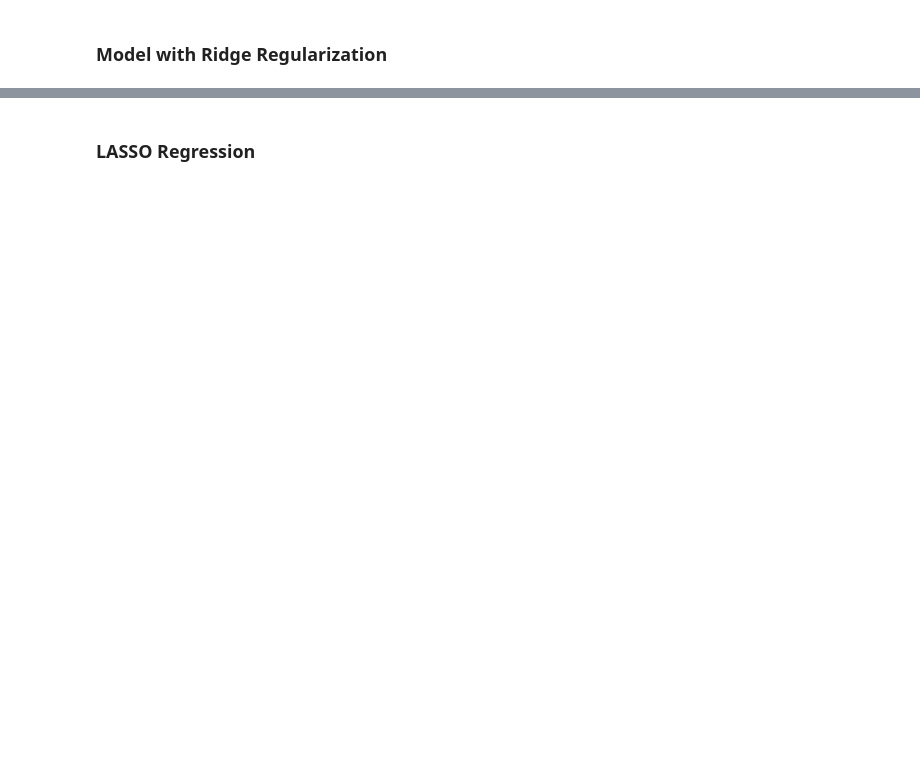
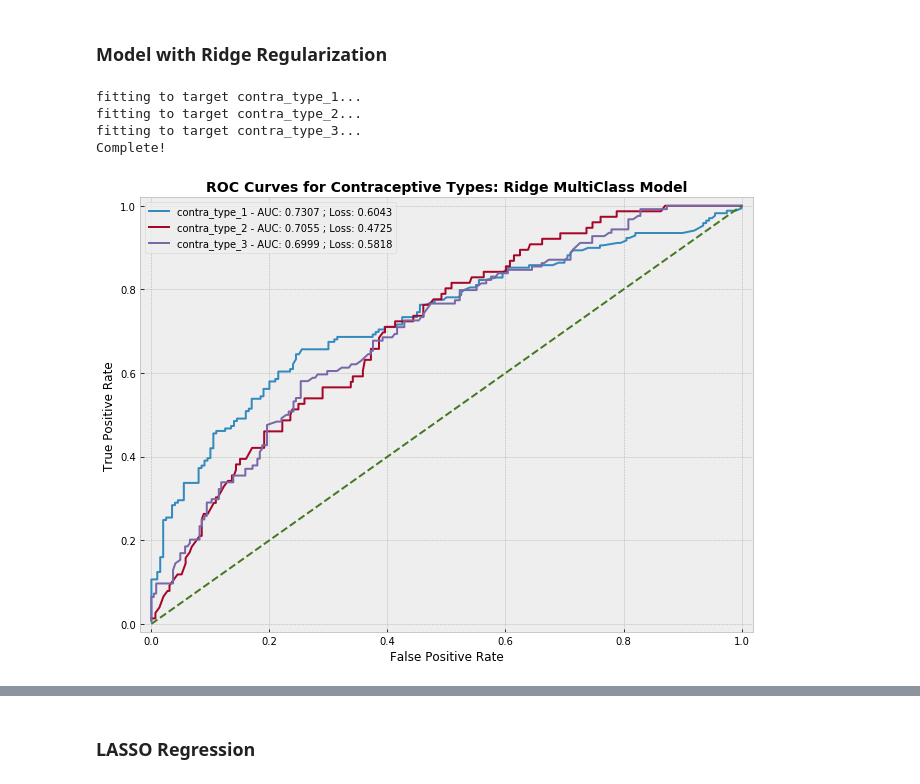
Before and after one commit to MichaelNormandyGavin/contraceptive, a Jupyter notebook: Contraceptive Study Classification.ipynb, the cells around one changed output, grey strips where cells are left out. Saved outputs shown, nothing was run; the diff lists cells and outputs as text; code cells hidden in the pictures; blank space fills up the shorter version.

Commit message:
Further comparison between homemade and sklearn models and ability to dump and load pkl files

```diff
--- a/Contraceptive Study Classification.ipynb
+++ b/Contraceptive Study Classification.ipynb
@@ -458,0 +449,9 @@ plt.show()
+# %%
+clf_ridge = BinaryClassifier(regularization={'ridge':.25})
+# %%
+clf_ridge.fit(X_train,y_train)
+# %% [output]
+fitting to target contra_type_1...
+fitting to target contra_type_2...
+fitting to target contra_type_3...
+Complete!
@@ -458,0 +460,22 @@ plt.show()
+# %%
+plt.figure(figsize=(11,8))
+
+for i, v in enumerate(list(y_test.columns)):
+
+    loss = log_loss(clf_ridge.probabilities_matrix.iloc[:,i].values,y_test.iloc[:,i].values)
+
+    auc = roc_auc_score(y_test.iloc[:,i].values,clf_ridge.probabilities_matrix.iloc[:,i].values)
+
+    fpr, tpr, thres = roc_curve(y_test.iloc[:,i].values,clf_ridge.probabilities_matrix.iloc[:,i].values)
+
+    _ = plt.plot(fpr, tpr, label = '{} - AUC: {} ; Loss: {}'.format(v,round(auc,4),round(loss,4)))
+
+plt.plot(np.linspace(0,1,20),np.linspace(0,1,20),linestyle='--')
+plt.title('ROC Curves for Contraceptive Types: Ridge MultiClass Model',fontsize=14,fontweight='bold')
+plt.xlabel('False Positive Rate')
+plt.ylabel('True Positive Rate')
+plt.margins(0.02)
+plt.legend(loc=0)
+plt.show()
+# %% [output]
+[figure, added]
```
Also changed, not shown: parts of 61 cells of this notebook, 3 other files.
